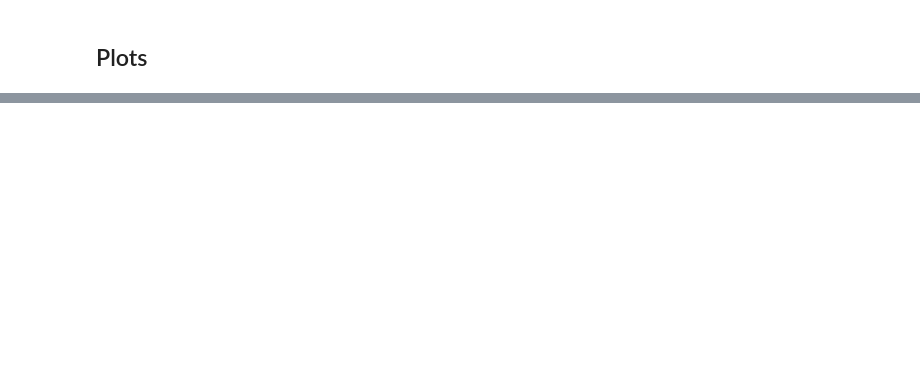
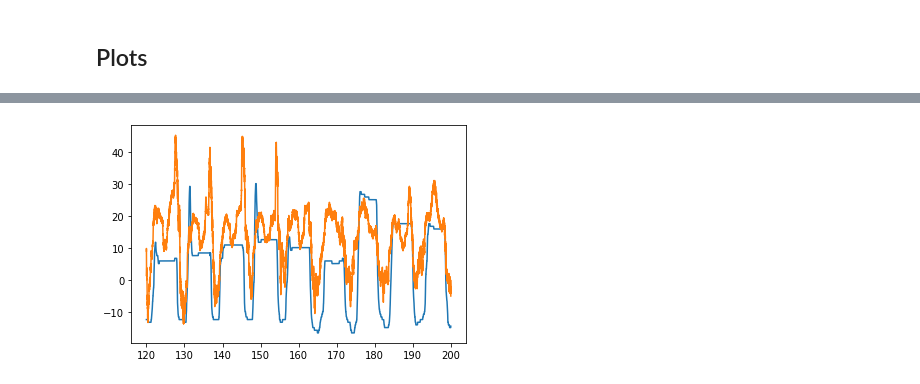
Before and after one commit to raphaelreme/mva, a Jupyter notebook: DL/project/code/Demonstration.ipynb, the cells around one changed output, grey strips where cells are left out. Saved outputs shown, nothing was run; the diff lists cells and outputs as text; code cells hidden in the pictures; blank space fills up the shorter version.

```diff
--- a/DL/project/code/Demonstration.ipynb
+++ b/DL/project/code/Demonstration.ipynb
@@ -147,7 +241,7 @@ plt.show()
 # Check predictions
 
 # emg, stimulus, glove = train_testing_dataset.data[0]
-emg, stimulus, glove = val_dataset[0]
+emg, stimulus, glove = test_dataset[0]
 input_ = torch.FloatTensor(emg[None, ...]).to(device)
 glove_p = m(input_)[0][0].cpu().detach().numpy()
 # %%
@@ -166,6 +264,8 @@ plt.show()
 # %%
-# Focus a particular glove angle.
+# Focus on a particular glove angle.
 
-plt.plot(np.arange(start, start + delta)/400, glove[start:(start+delta),10])
-plt.plot(np.arange(start, start + delta)/400, glove_p[start:(start+delta),10])
+plt.plot(np.arange(start, start + delta)/400, glove[start:(start+delta),5])
+plt.plot(np.arange(start, start + delta)/400, glove_p[start:(start+delta),5])
 plt.show()
+# %% [output]
+[figure, added]
```
Also changed, not shown: parts of 15 cells of this notebook, 3 other files.
